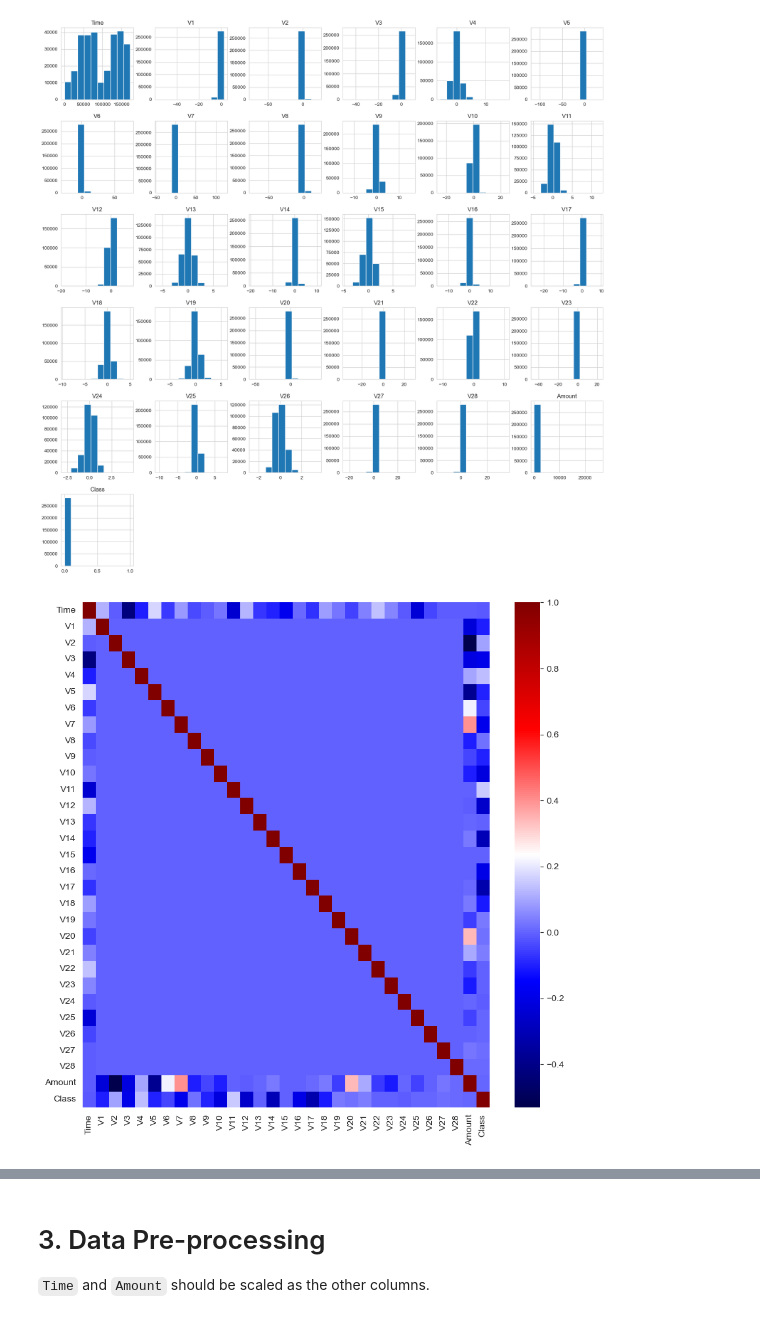
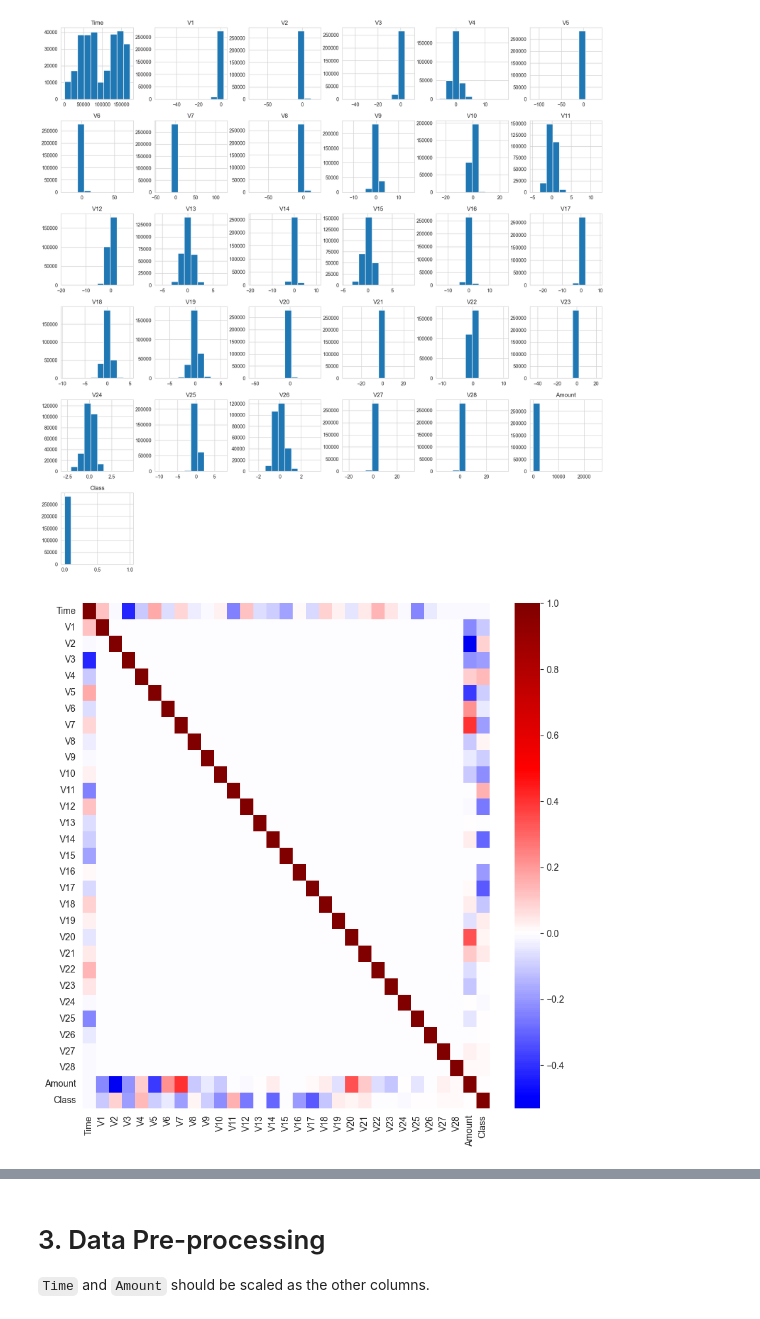
Before and after one commit to hasINI-123-006/Credit-Card-Fraud-Detection, a Jupyter notebook: credit-card-fraud-detection.ipynb, the cells around one changed output, grey strips where cells are left out. Cells and saved outputs as stored; diff of their text form; code cells hidden in the pictures.

```diff
--- a/credit-card-fraud-detection.ipynb
+++ b/credit-card-fraud-detection.ipynb
@@ -14,7 +14,7 @@ C:\Users\khush\Downloads
 # %%
 import pandas as pd
 
-data = pd.read_csv(r"C:\Users\khush\Downloads\creditcard.csv")
+data = pd.read_csv(r"D:\MIN-E\Proj  - resume\Credit-Card-Fraud-Detection Pj\creditcard.csv")
 print(data.head())
 # %% [output]
    Time        V1        V2        V3        V4        V5        V6        V7  \
@@ -200,11 +179,11 @@ data.hist(figsize=(20, 20));
 # %%
 # heatmap to find any high correlations
 
 plt.figure(figsize=(10,10))
-sns.heatmap(data=data.corr(), cmap="seismic")
+sns.heatmap(data.corr(), cmap="seismic", center=0)
 plt.show();
 # %% [output]
-[figure, old version]
+[figure, new version]
 # %% [markdown]
 ### Highest correlations come from:
     - Time & V3 (-0.42)
```
Also changed, not shown: parts of 32 cells of this notebook.
